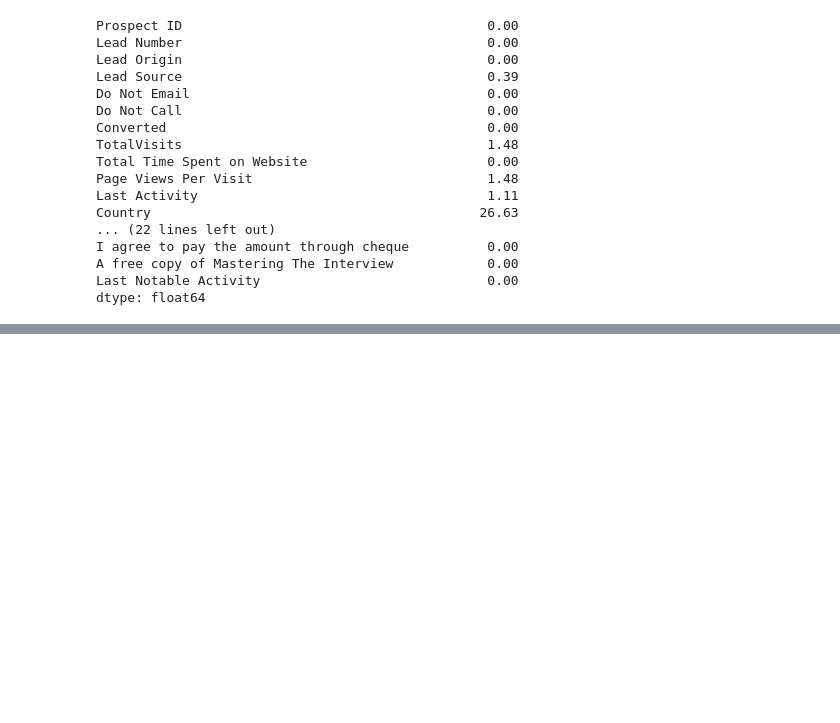
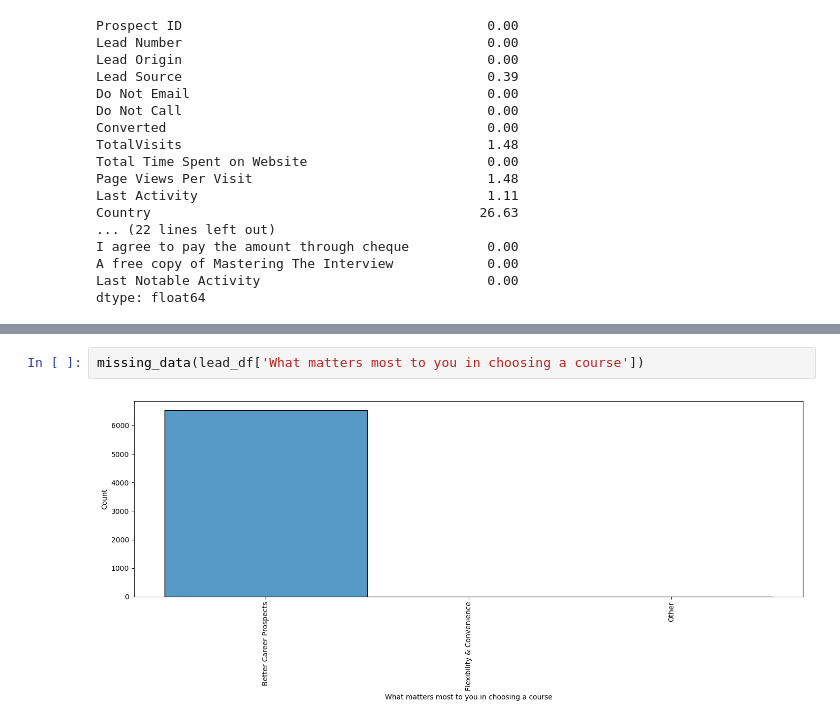
Before and after one commit to VipinNegi1003/Lead_Scoring, a Jupyter notebook: Lead_Scoring.ipynb, the cells around one changed output, grey strips where cells are left out. Drawn from its saved outputs; the diff is of its cells as text; blank space fills up the shorter version.

```diff
--- a/Lead_Scoring.ipynb
+++ b/Lead_Scoring.ipynb
@@ -141,0 +242,4 @@ dtype: float64
+# %%
+missing_data(lead_df['What matters most to you in choosing a course'])
+# %% [output]
+[figure, added]
```
Also changed, not shown: parts of 55 cells of this notebook.
